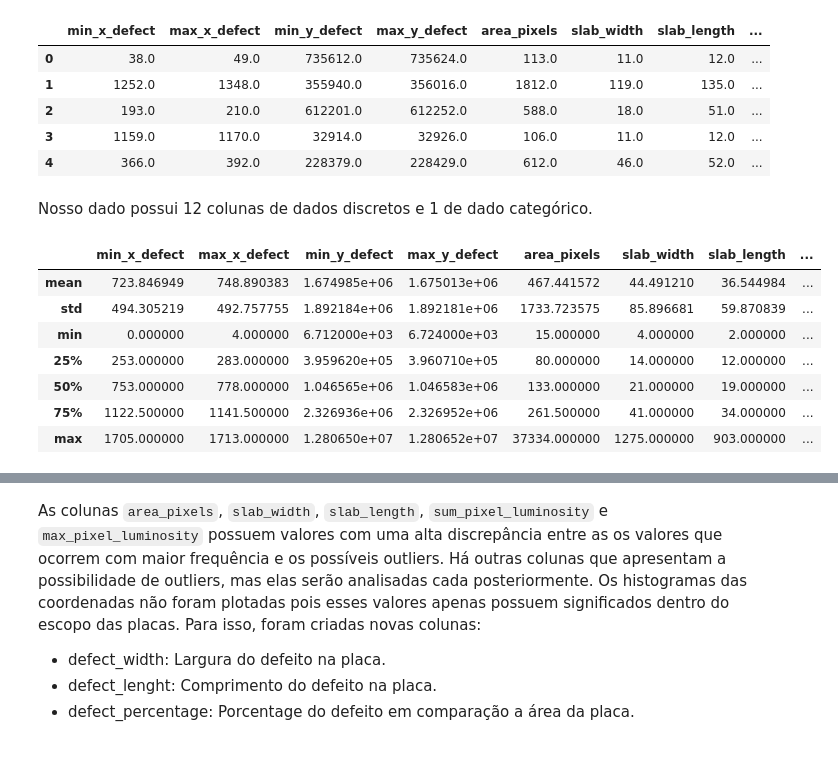
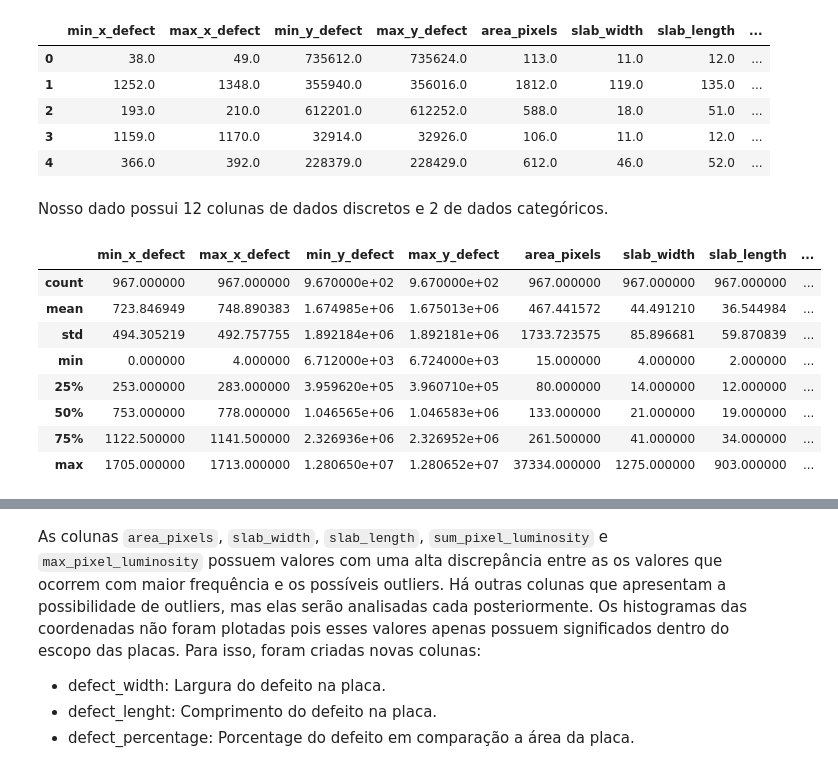
Before and after one commit to beamaia/steel-plates-arcelor, a Jupyter notebook: notebooks/desafio_beatriz_maia.ipynb, the cells around one changed output, grey strips where cells are left out. Drawn from its saved outputs; the diff is of its cells as text; code cells hidden in the pictures.

```diff
--- a/notebooks/desafio_beatriz_maia.ipynb
+++ b/notebooks/desafio_beatriz_maia.ipynb
@@ -157,11 +157,12 @@ raw_df.head(5)
 | 3 | 1159.0 | 1170.0 | 32914.0 | 32926.0 | 106.0 | 11.0 | 12.0 | ... |
 | 4 | 366.0 | 392.0 | 228379.0 | 228429.0 | 612.0 | 46.0 | 52.0 | ... |
 # %% [markdown]
-Nosso dado possui 12 colunas de dados discretos e 1 de dado categórico.
+Nosso dado possui 12 colunas de dados discretos e 2 de dados categóricos.
 # %%
-raw_df.drop(columns=['defect_type']).describe().iloc[1:]
+raw_df.drop(columns=['defect_type']).describe()
 # %% [output]
 |  | min_x_defect | max_x_defect | min_y_defect | max_y_defect | area_pixels | slab_width | slab_length | ... |
+| count | 967.000000 | 967.000000 | 9.670000e+02 | 9.670000e+02 | 967.000000 | 967.000000 | 967.000000 | ... |
 | mean | 723.846949 | 748.890383 | 1.674985e+06 | 1.675013e+06 | 467.441572 | 44.491210 | 36.544984 | ... |
 | std | 494.305219 | 492.757755 | 1.892184e+06 | 1.892181e+06 | 1733.723575 | 85.896681 | 59.870839 | ... |
 | min | 0.000000 | 4.000000 | 6.712000e+03 | 6.724000e+03 | 15.000000 | 4.000000 | 2.000000 | ... |
```
Also changed, not shown: parts of 26 cells of this notebook.
